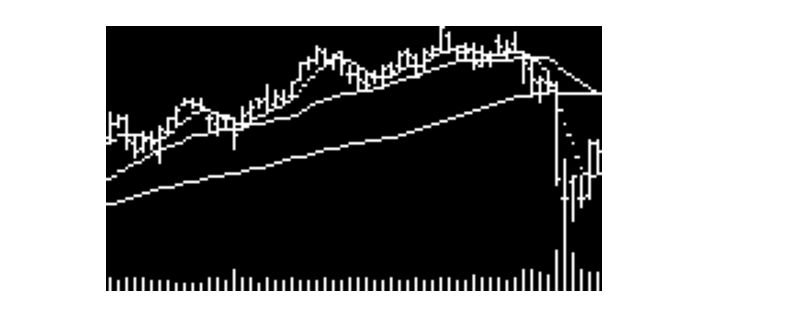
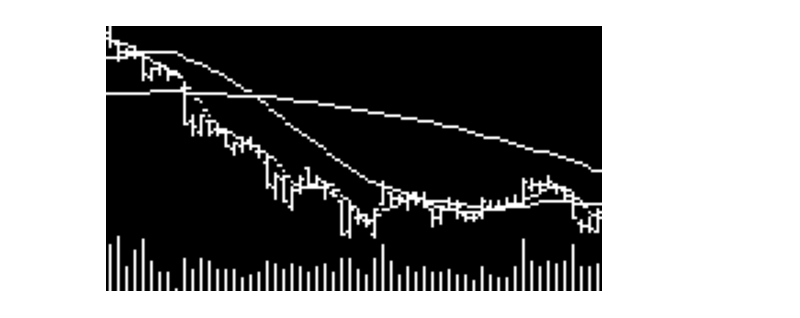
Before and after one commit to srujana8541/robochartist, a Jupyter notebook: plot_OHLC.ipynb, the cells around one changed output. Drawn from its saved outputs; the diff is of its cells as text; code cells hidden in the pictures.

Commit message:
OHLC plotting

```diff
--- a/plot_OHLC.ipynb
+++ b/plot_OHLC.ipynb
@@ -17,8 +17,8 @@ class OHLC():
     def standardize_data(self):
         df = self.data.copy()
         # df = df.assign(date = pd.to_datetime(df.date,format = "%Y%m%d"))
-        # df = df[['code', 'date', 'open', 'high', 'low', 'close', 'volume', 'amount', 'ret_f1', 'ret_cf2', 'ret_cf3',
-        #          'ret_cf4', 'ret_cf5', 'ret_cf10', 'ret_cf20', 'ret_cf60', '5_day_MA', '20_day_MA', '60_day_MA']]
+        df = df[['code', 'date', 'open', 'high', 'low', 'close', 'volume', 'amount', 'ret_f1', 'ret_cf2', 'ret_cf3',
+                 'ret_cf4', 'ret_cf5', 'ret_cf10', 'ret_cf20', 'ret_cf60', '5_day_MA', '20_day_MA', '60_day_MA']]
         df.reset_index(inplace=True)
         # we normalize the open price to be one at the initial date
         scale = df.loc[0, 'open']
@@ -61,25 +61,12 @@ class OHLC():
         return plot  # np.array with shape (96,180)
 # %%
 import pandas as pd
-
-# get '5_day_MA', '20_day_MA', '60_day_MA'
-cols = ['5_day_MA', '20_day_MA', '60_day_MA']
-def calculateMA_data(df, cols):
-    new_df = df.copy()
-    for col in cols:
-        n_win = int(col.split('_')[0])
-        new_df[col] = df['close'].rolling(window=n_win).mean()
-    return new_df
-
-    # print(n_win)
 # 60 days, 180 pixels on xaxis (3 per date)
-df = pd.read_csv('./data-SPY-20240617/data-SPY-20240617.csv')
-df = calculateMA_data(df, cols).iloc[:, 1:].dropna().iloc[:60]
-
+df = pd.read_csv('./sample_data.csv').iloc[:, 1:].dropna().iloc[:60]
 ohlc = OHLC(df)
 fig = ohlc.plot()
 plt.imshow(fig, cmap='gray')
 plt.axis('off')
 plt.show()
 # %% [output]
-[figure, old version]
+[figure, new version]
```
Also changed, not shown: 1 other file.
